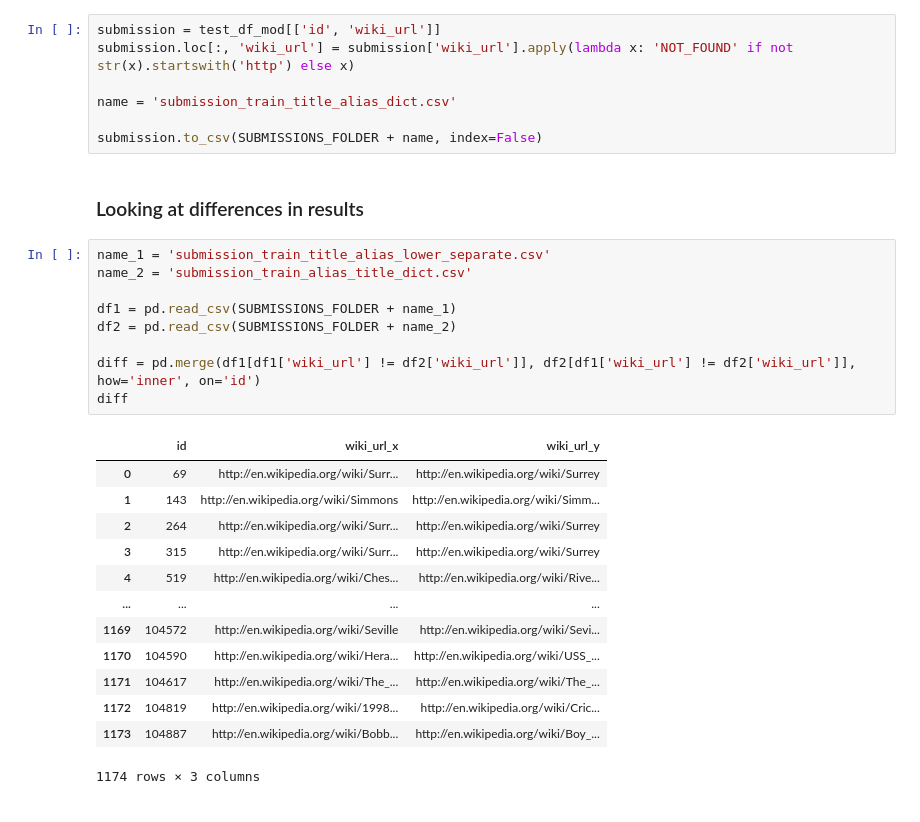
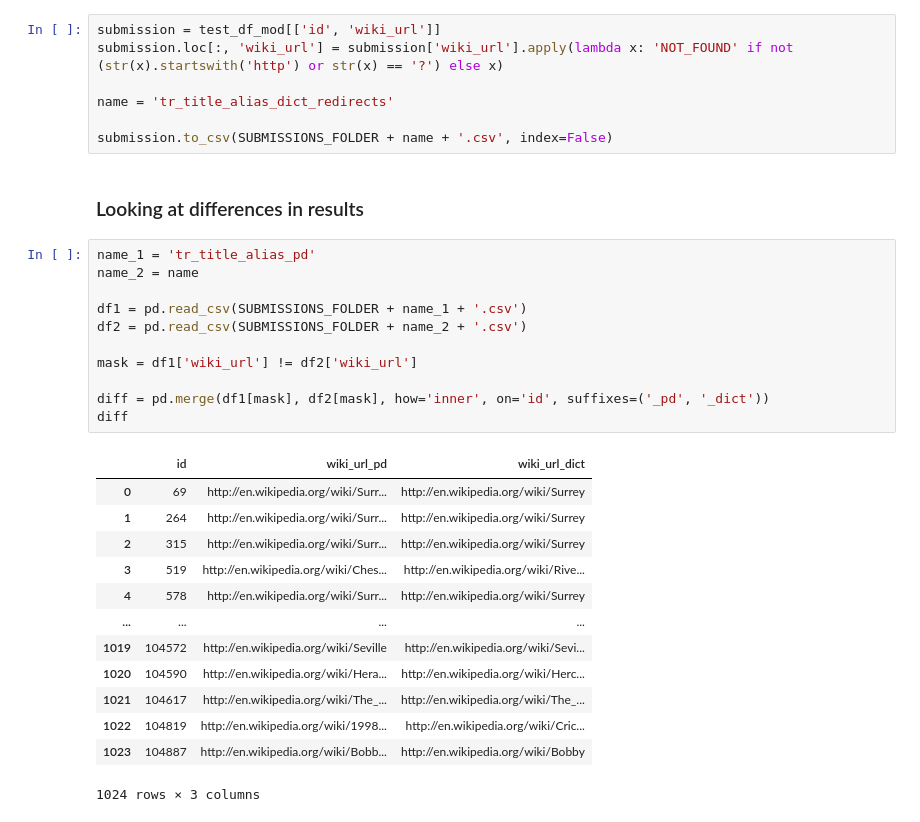
Before and after one commit to DIS-InfoExplorers/Project-3, a Jupyter notebook: Anton_test_bench_1.ipynb, the cells around one changed output. Saved outputs shown, nothing was run; the diff lists cells and outputs as text.

Commit message:
0.714 and 2 seconds, dictionaries, match on title, then on alias, then on redirects

```diff
--- a/Anton_test_bench_1.ipynb
+++ b/Anton_test_bench_1.ipynb
@@ -250,32 +312,34 @@ Now we have 547 tokens without a link
 # %%
 submission = test_df_mod[['id', 'wiki_url']]
-submission.loc[:, 'wiki_url'] = submission['wiki_url'].apply(lambda x: 'NOT_FOUND' if not str(x).startswith('http') else x)
+submission.loc[:, 'wiki_url'] = submission['wiki_url'].apply(lambda x: 'NOT_FOUND' if not (str(x).startswith('http') or str(x) == '?') else x)
 
-name = 'submission_train_title_alias_dict.csv'
+name = 'tr_title_alias_dict_redirects'
 
-submission.to_csv(SUBMISSIONS_FOLDER + name, index=False)
+submission.to_csv(SUBMISSIONS_FOLDER + name + '.csv', index=False)
 # %% [markdown]
 ### Looking at differences in results
 # %%
-name_1 = 'submission_train_title_alias_lower_separate.csv'
-name_2 = 'submission_train_alias_title_dict.csv'
+name_1 = 'tr_title_alias_pd'
+name_2 = name
 
-df1 = pd.read_csv(SUBMISSIONS_FOLDER + name_1)
-df2 = pd.read_csv(SUBMISSIONS_FOLDER + name_2)
+df1 = pd.read_csv(SUBMISSIONS_FOLDER + name_1 + '.csv')
+df2 = pd.read_csv(SUBMISSIONS_FOLDER + name_2 + '.csv')
 
-diff = pd.merge(df1[df1['wiki_url'] != df2['wiki_url']], df2[df1['wiki_url'] != df2['wiki_url']], how='inner', on='id')
+mask = df1['wiki_url'] != df2['wiki_url']
+
+diff = pd.merge(df1[mask], df2[mask], how='inner', on='id', suffixes=('_pd', '_dict'))
 diff
 # %% [output]
-|  | id | wiki_url_x | wiki_url_y |
+|  | id | wiki_url_pd | wiki_url_dict |
 | 0 | 69 | http://en.wikipedia.org/wiki/Surr... | http://en.wikipedia.org/wiki/Surrey |
-| 1 | 143 | http://en.wikipedia.org/wiki/Simmons | http://en.wikipedia.org/wiki/Simm... |
-| 2 | 264 | http://en.wikipedia.org/wiki/Surr... | http://en.wikipedia.org/wiki/Surrey |
-| 3 | 315 | http://en.wikipedia.org/wiki/Surr... | http://en.wikipedia.org/wiki/Surrey |
-| 4 | 519 | http://en.wikipedia.org/wiki/Ches... | http://en.wikipedia.org/wiki/Rive... |
+| 1 | 264 | http://en.wikipedia.org/wiki/Surr... | http://en.wikipedia.org/wiki/Surrey |
+| 2 | 315 | http://en.wikipedia.org/wiki/Surr... | http://en.wikipedia.org/wiki/Surrey |
+| 3 | 519 | http://en.wikipedia.org/wiki/Ches... | http://en.wikipedia.org/wiki/Rive... |
+| 4 | 578 | http://en.wikipedia.org/wiki/Surr... | http://en.wikipedia.org/wiki/Surrey |
 | ... | ... | ... | ... |
-| 1169 | 104572 | http://en.wikipedia.org/wiki/Seville | http://en.wikipedia.org/wiki/Sevi... |
-| 1170 | 104590 | http://en.wikipedia.org/wiki/Hera... | http://en.wikipedia.org/wiki/USS_... |
-| 1171 | 104617 | http://en.wikipedia.org/wiki/The_... | http://en.wikipedia.org/wiki/The_... |
-| 1172 | 104819 | http://en.wikipedia.org/wiki/1998... | http://en.wikipedia.org/wiki/Cric... |
-| 1173 | 104887 | http://en.wikipedia.org/wiki/Bobb... | http://en.wikipedia.org/wiki/Boy_... |
+| 1019 | 104572 | http://en.wikipedia.org/wiki/Seville | http://en.wikipedia.org/wiki/Sevi... |
+| 1020 | 104590 | http://en.wikipedia.org/wiki/Hera... | http://en.wikipedia.org/wiki/Herc... |
+| 1021 | 104617 | http://en.wikipedia.org/wiki/The_... | http://en.wikipedia.org/wiki/The_... |
+| 1022 | 104819 | http://en.wikipedia.org/wiki/1998... | http://en.wikipedia.org/wiki/Cric... |
+| 1023 | 104887 | http://en.wikipedia.org/wiki/Bobb... | http://en.wikipedia.org/wiki/Bobby |
-1174 rows × 3 columns
+1024 rows × 3 columns
```
Also changed, not shown: parts of 17 cells of this notebook.
